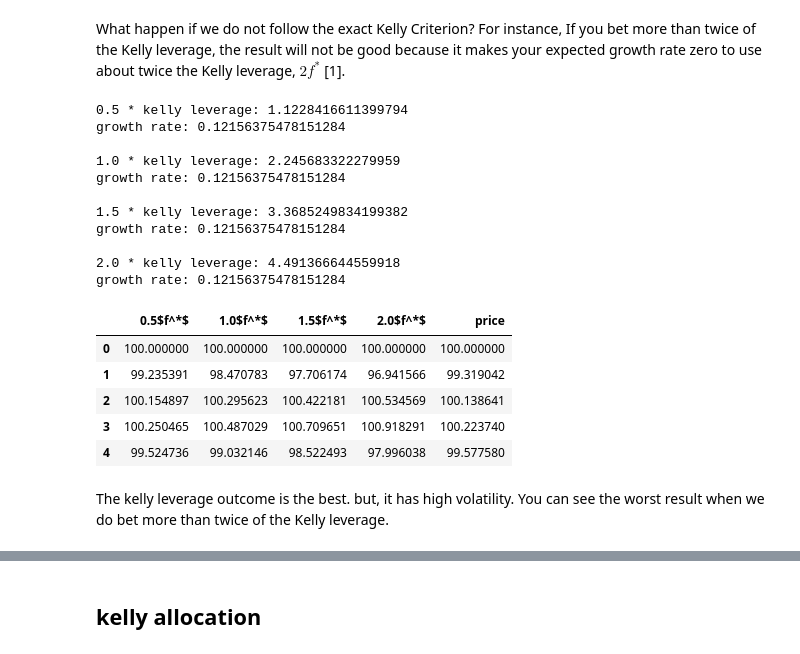
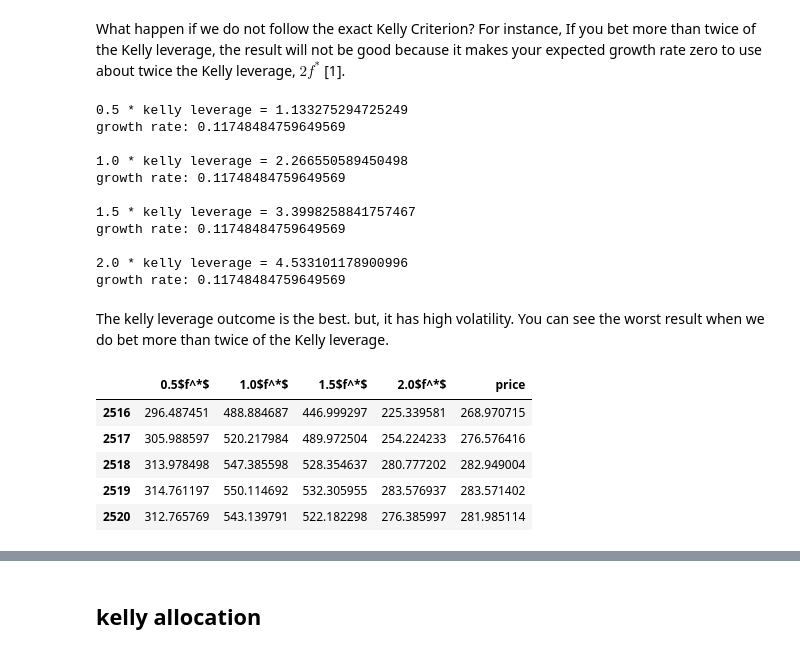
Before and after one commit to jihobak/bet_sizing_ex, a Jupyter notebook: Kelly Criterion.ipynb, the cells around one changed output, grey strips where cells are left out. Saved outputs shown, nothing was run; the diff lists cells and outputs as text; code cells hidden in the pictures.

```diff
--- a/Kelly Criterion.ipynb
+++ b/Kelly Criterion.ipynb
@@ -372,15 +390,19 @@ What happen if we do not follow the exact Kelly Criterion? For instance, If you
 fractions = [0.5, 1.0, 1.5, 2.0]
 # %%
 return_history = return_samples
+
+# convert row returns to log returns
+log_returns = np.log(1+return_history)
+
 fraction_kelly_histories = []
 
 for c in fractions:
     # Calculating leverage and expected growth rate
-    kelly_leverage, growth_rate = kelly_investing(return_history, 0, 252)
+    kelly_leverage, growth_rate = kelly_investing(log_returns, 0, 252)
 
     # Fraction kelly
     kelly_leverage = c*kelly_leverage
-    print(f"{c} * kelly leverage: {kelly_leverage}")
+    print(f"{c} * kelly leverage = {kelly_leverage}")
     print(f"growth rate: {growth_rate}\n")
 
     initial_capital = 100.
@@ -401,17 +423,17 @@ for c in fractions:
 
     fraction_kelly_histories.append(account_value_history)
 # %% [output]
-0.5 * kelly leverage: 1.1228416611399794
-growth rate: 0.12156375478151284
+0.5 * kelly leverage = 1.133275294725249
+growth rate: 0.11748484759649569
 
-1.0 * kelly leverage: 2.245683322279959
-growth rate: 0.12156375478151284
+1.0 * kelly leverage = 2.266550589450498
+growth rate: 0.11748484759649569
 
-1.5 * kelly leverage: 3.3685249834199382
-growth rate: 0.12156375478151284
+1.5 * kelly leverage = 3.3998258841757467
+growth rate: 0.11748484759649569
 
-2.0 * kelly leverage: 4.491366644559918
-growth rate: 0.12156375478151284
+2.0 * kelly leverage = 4.533101178900996
+growth rate: 0.11748484759649569
 # %%
 # change type to pandas data frame type
 fraction_kelly_histories = np.array(fraction_kelly_histories).T
@@ -423,15 +445,15 @@ stock_price = pd.Series(100*np.cumprod(1+return_history))
 fraction_kelly_hist_df['price'] = stock_price
 fraction_kelly_hist_df['price'] = fraction_kelly_hist_df['price'].shift(1)
 fraction_kelly_hist_df['price'][0] = 100.
-# %%
-fraction_kelly_hist_df.head()
-# %% [output]
-|  | 0.5$f^*$ | 1.0$f^*$ | 1.5$f^*$ | 2.0$f^*$ | price |
-| 0 | 100.000000 | 100.000000 | 100.000000 | 100.000000 | 100.000000 |
-| 1 | 99.235391 | 98.470783 | 97.706174 | 96.941566 | 99.319042 |
-| 2 | 100.154897 | 100.295623 | 100.422181 | 100.534569 | 100.138641 |
-| 3 | 100.250465 | 100.487029 | 100.709651 | 100.918291 | 100.223740 |
-| 4 | 99.524736 | 99.032146 | 98.522493 | 97.996038 | 99.577580 |
 # %% [markdown]
 The kelly leverage outcome is the best. but, it has high volatility. You can see the worst result when we do bet more than twice of the Kelly leverage.
+# %%
+fraction_kelly_hist_df.tail()
+# %% [output]
+|  | 0.5$f^*$ | 1.0$f^*$ | 1.5$f^*$ | 2.0$f^*$ | price |
+| 2516 | 296.487451 | 488.884687 | 446.999297 | 225.339581 | 268.970715 |
+| 2517 | 305.988597 | 520.217984 | 489.972504 | 254.224233 | 276.576416 |
+| 2518 | 313.978498 | 547.385598 | 528.354637 | 280.777202 | 282.949004 |
+| 2519 | 314.761197 | 550.114692 | 532.305955 | 283.576937 | 283.571402 |
+| 2520 | 312.765769 | 543.139791 | 522.182298 | 276.385997 | 281.985114 |
 # %%
```
Also changed, not shown: parts of 32 cells of this notebook.
